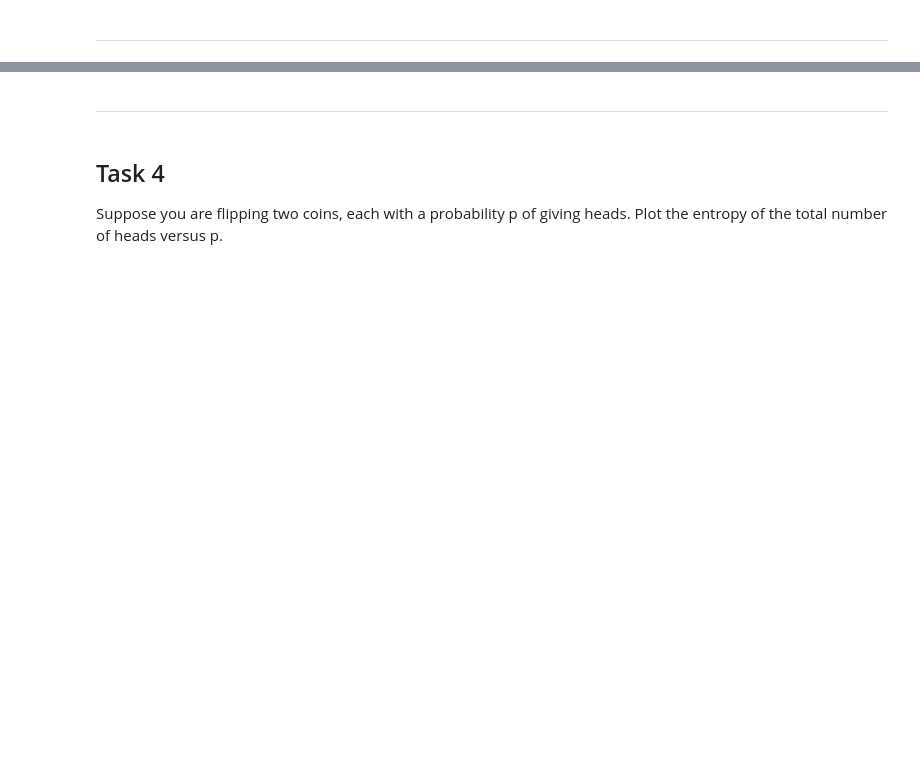
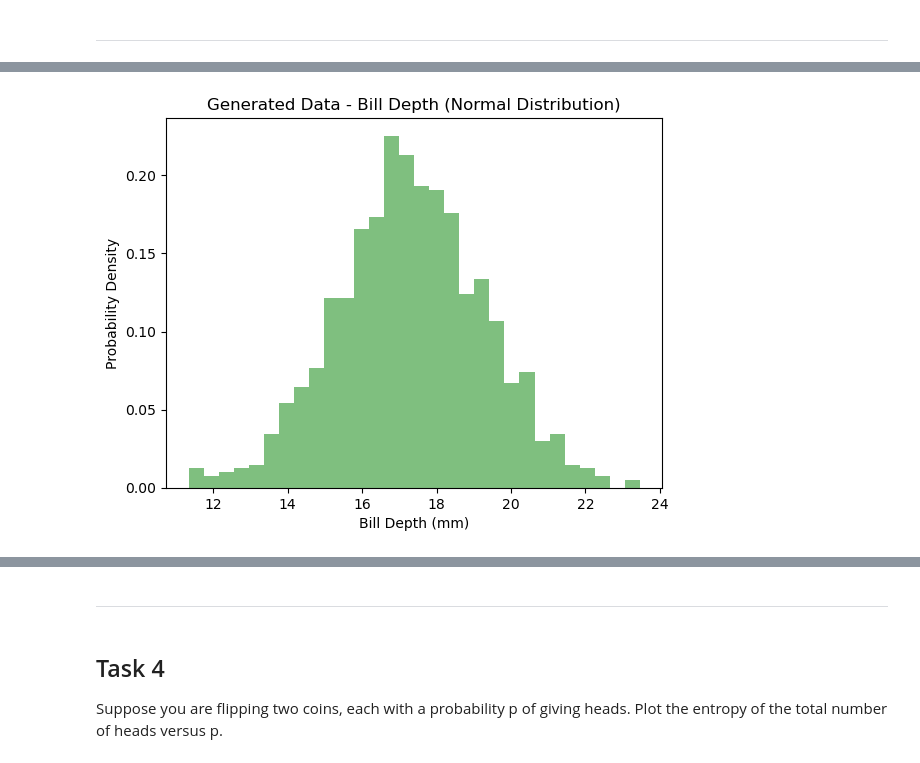
Before and after one commit to AnaFMello/fundamental_data_analysis_2023, a Jupyter notebook: tasks.ipynb, the cells around one changed output, grey strips where cells are left out. Cells and saved outputs as stored; diff of their text form; code cells hidden in the pictures; blank space fills up the shorter version.

```diff
--- a/tasks.ipynb
+++ b/tasks.ipynb
@@ -158,0 +170,14 @@ No need to change data types for these numeric variables
+# %%
+# 2. bill_depth_mm: Normal Distribution
+mean_bill_depth = penguins['bill_depth_mm'].mean()
+std_dev_bill_depth = penguins['bill_depth_mm'].std()
+random_bill_depth = np.random.normal(mean_bill_depth, std_dev_bill_depth, 1000)
+
+# Plot the generated data for visualization
+plt.hist(random_bill_depth, bins=30, density=True, alpha=0.5, color='green')
+plt.title('Generated Data - Bill Depth (Normal Distribution)')
+plt.xlabel('Bill Depth (mm)')
+plt.ylabel('Probability Density')
+plt.show()
+# %% [output]
+[figure, added]
```
Also changed, not shown: parts of 37 cells of this notebook.
